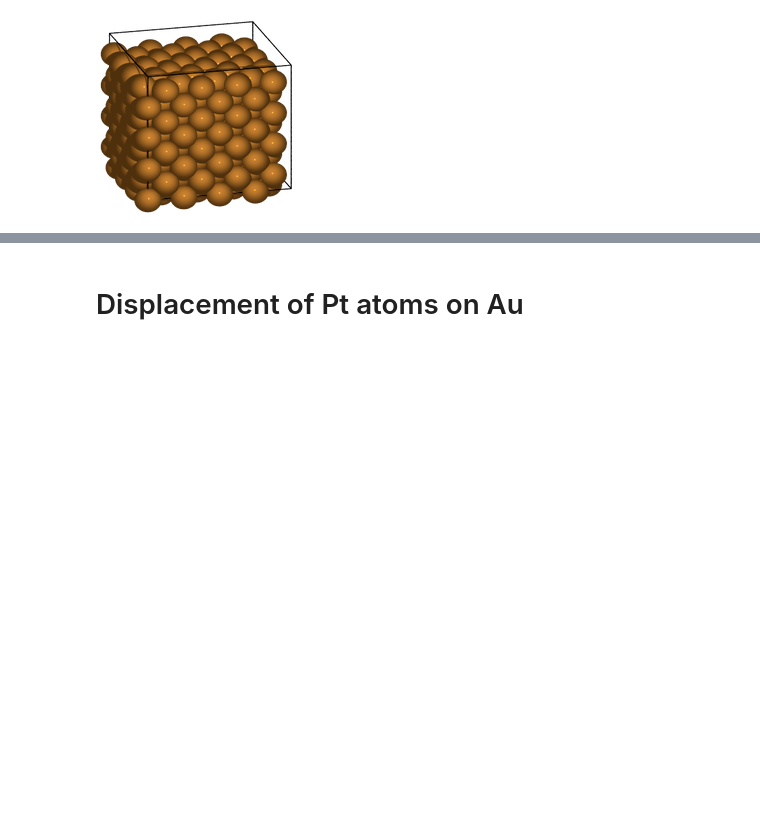
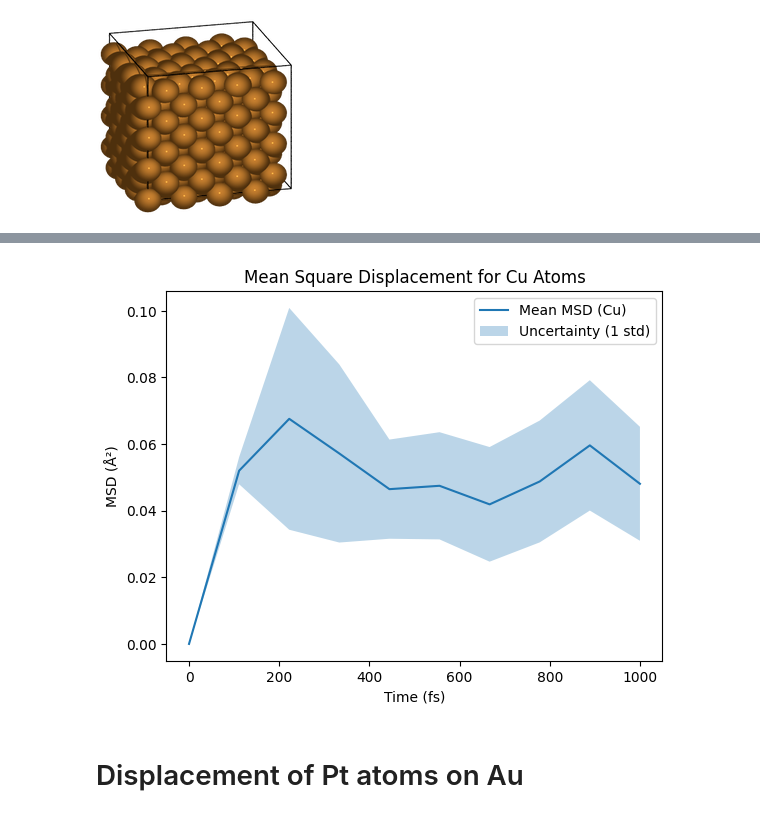
Before and after one commit to s-choung/Simulation_tutorials, a Jupyter notebook: handson6_MD_simulation2.ipynb, the cells around one changed output, grey strips where cells are left out. Saved outputs shown, nothing was run; the diff lists cells and outputs as text; code cells hidden in the pictures; blank space fills up the shorter version.

```diff
--- a/handson6_MD_simulation2.ipynb
+++ b/handson6_MD_simulation2.ipynb
@@ -281,3 +257,59 @@ r, rdf = radial_distribution_function(traj[-1], r_max, bin_size)
+# %%
+import numpy as np
+import matplotlib.pyplot as plt
+from ase.io import Trajectory
+from ase import Atoms
+
+def calculate_msd(positions, reference_positions):
+    """Compute MSD for all atoms at each time step."""
+    displacements = positions - reference_positions
+    squared_displacements = np.sum(displacements**2, axis=2)  # sum over x, y, z
+    msd = np.mean(squared_displacements, axis=1)  # mean over all atoms
+    return msd
+
+def get_atom_positions(traj, atom_type):
+    """Extract the positions of a specific atom type from a trajectory."""
+    positions = []
+    for atoms in traj:
+        atoms_positions=[]
+        for atom in atoms:
+          if atom.symbol == atom_type:
+            atoms_positions.append(atom.position)
+        positions.append(atoms_positions)
+    return np.array(positions)
+
+def plot_msd_with_std(time_steps, msds, stds, atom_type):
+    """Plot the MSD with standard deviation using fill_between."""
+
+
+# Input parameters for the simulation
+time_step = 1.0  # fsec
+num_md_steps = 1000  # total MD steps
+num_interval = 100
+num_msd_points = num_md_steps // num_interval  # Number of MSD points to calculate
+time_steps = np.linspace(0, time_step * num_md_steps, num_msd_points)
+msds_all_runs = []
+
+for i in range(3):
+    traj = Trajectory(f'./300K_sim_{i+1}.traj')
+    positions = get_atom_positions(traj, 'Cu')
+    reference_positions = positions[0]
+    msd = calculate_msd(positions, reference_positions)
+    msds_all_runs.append(msd)
+
+msds_all_runs = np.array(msds_all_runs)
+mean_msd = np.mean(msds_all_runs, axis=0)
+std_msd = np.std(msds_all_runs, axis=0)
+plt.figure()
+plt.plot(time_steps, mean_msd, label=f'Mean MSD (Cu)')
+plt.fill_between(time_steps, mean_msd - std_msd, mean_msd + std_msd, alpha=0.3, label=f'Uncertainty (1 std)')
+plt.xlabel('Time (fs)')
+plt.ylabel('MSD (Å²)')
+plt.title(f'Mean Square Displacement for Cu Atoms')
+plt.legend()
+plt.show()
+# %% [output]
+[figure, added]
 # %% [markdown]
 # Displacement of Pt atoms on Au
 # %%
```
Also changed, not shown: parts of 10 cells of this notebook.
